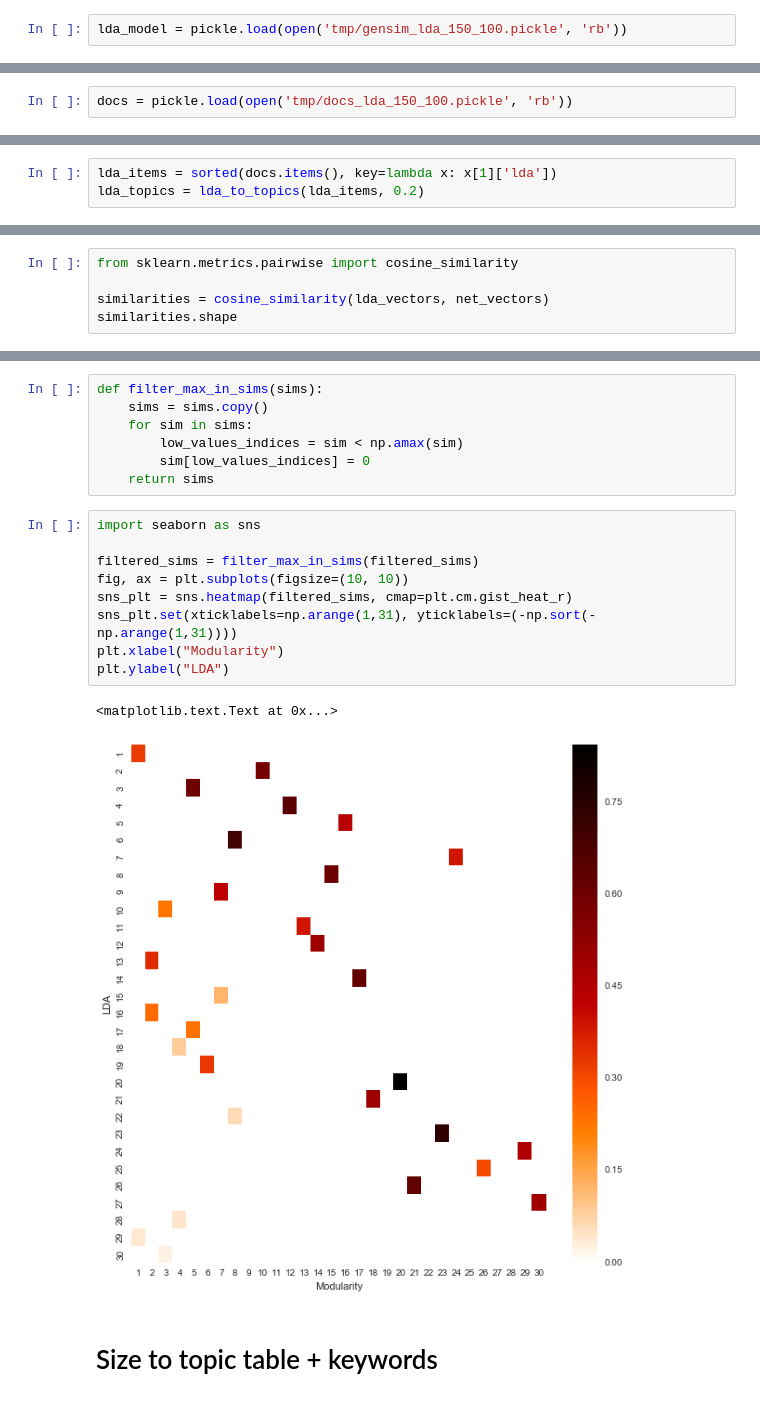
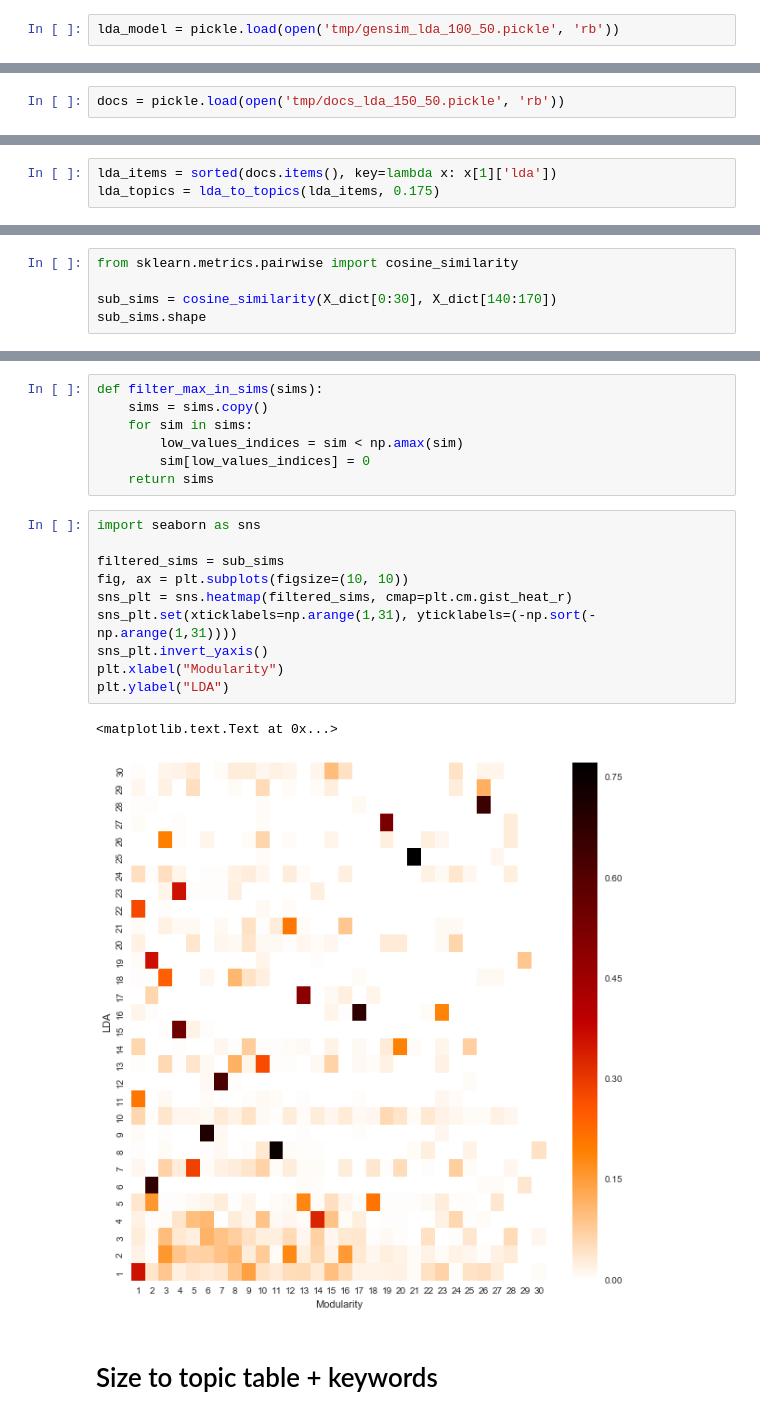
Before and after one commit to patorn/ucl_topic_structure_network_analysis, a Jupyter notebook: network.ipynb, the cells around one changed output, grey strips where cells are left out. Drawn from its saved outputs; the diff is of its cells as text.

Commit message:
New heatmap to show dissimilarity among retrieved topics

```diff
--- a/network.ipynb
+++ b/network.ipynb
@@ -590,7 +712,7 @@ pickle.dump(lda_model, open('tmp/gensim_lda_100_50.pickle', 'wb'))
 # %% [markdown]
 ## Load LDA
 # %%
-lda_model = pickle.load(open('tmp/gensim_lda_150_100.pickle', 'rb'))
+lda_model = pickle.load(open('tmp/gensim_lda_100_50.pickle', 'rb'))
 # %%
 doc_topic_prob_mat = lda_model[matutils.Sparse2Corpus(X_count.T)]
 print(len(doc_topic_prob_mat))
@@ -610,5 +732,5 @@ pickle.dump(docs, open('tmp/docs_lda_100_50.pickle', 'wb'))
 # %%
-docs = pickle.load(open('tmp/docs_lda_150_100.pickle', 'rb'))
+docs = pickle.load(open('tmp/docs_lda_150_50.pickle', 'rb'))
 # %%
 lda_items = sorted(docs.items(), key=lambda x: x[1]['lda'])
 # %%
@@ -671,7 +793,7 @@ def lda_to_size_chart(lda_topics):
     plt.show()
 # %%
 lda_items = sorted(docs.items(), key=lambda x: x[1]['lda'])
-lda_topics = lda_to_topics(lda_items, 0.2)
+lda_topics = lda_to_topics(lda_items, 0.175)
 # %%
 count = 0
 nodes = 0
@@ -805,6 +951,6 @@ net_vectors = X_dict[150:300]
 # %%
 from sklearn.metrics.pairwise import cosine_similarity
 
-similarities = cosine_similarity(lda_vectors, net_vectors)
-similarities.shape
+sub_sims = cosine_similarity(X_dict[0:30], X_dict[140:170])
+sub_sims.shape
 # %% [output]
@@ -828,15 +965,16 @@ def filter_max_in_sims(sims):
 # %%
 import seaborn as sns
 
-filtered_sims = filter_max_in_sims(filtered_sims)
+filtered_sims = sub_sims
 fig, ax = plt.subplots(figsize=(10, 10))
 sns_plt = sns.heatmap(filtered_sims, cmap=plt.cm.gist_heat_r)
 sns_plt.set(xticklabels=np.arange(1,31), yticklabels=(-np.sort(-np.arange(1,31))))
+sns_plt.invert_yaxis()
 plt.xlabel("Modularity")
 plt.ylabel("LDA")
 # %% [output]
 <matplotlib.text.Text at 0x...>
-[figure, old version]
+[figure, new version]
 # %% [markdown]
 # Size to topic table + keywords
 # %%
```
Also changed, not shown: parts of 72 cells of this notebook.
